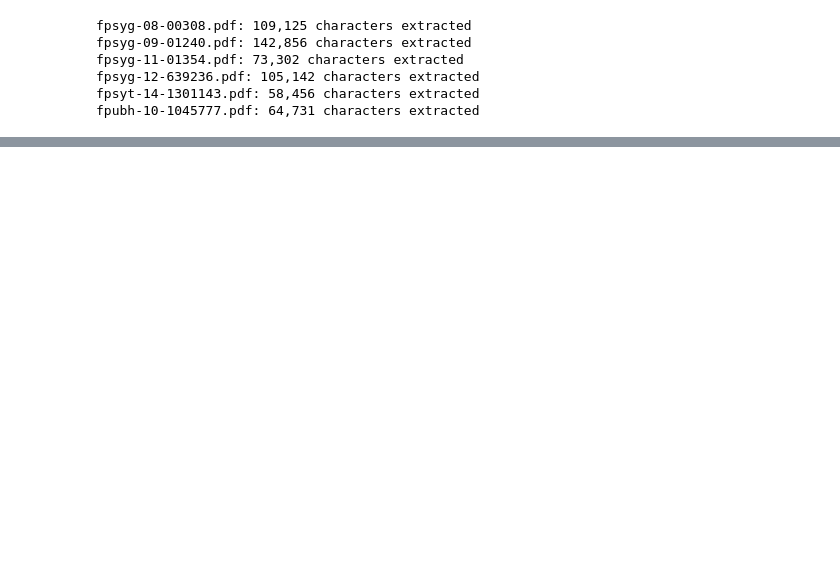
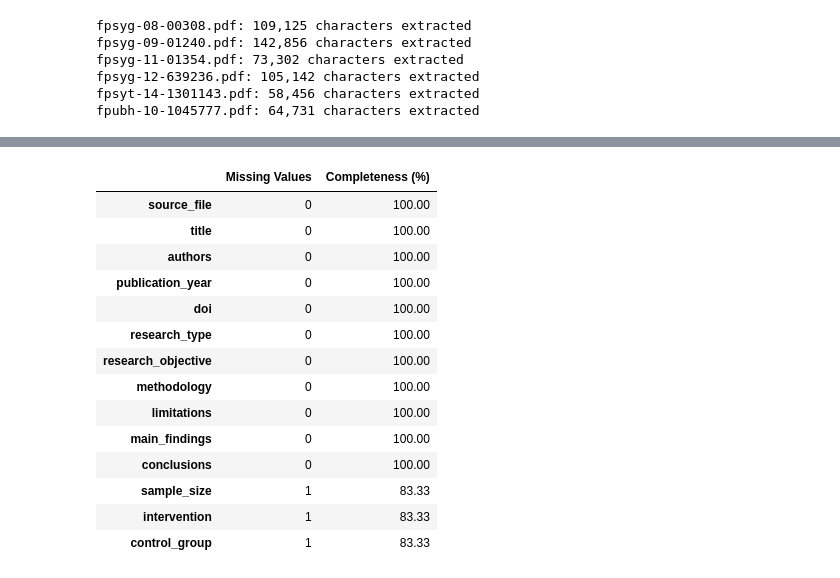
Before and after one commit to LydiaRuizMartinez/LLM-Based-Pharma-Data-Extraction, a Jupyter notebook: notebooks/Pharma_Data_Extraction.ipynb, the cells around one changed output, grey strips where cells are left out. Saved outputs shown, nothing was run; the diff lists cells and outputs as text; code cells hidden in the pictures; blank space fills up the shorter version.

```diff
--- a/notebooks/Pharma_Data_Extraction.ipynb
+++ b/notebooks/Pharma_Data_Extraction.ipynb
@@ -298,0 +587,36 @@ display(df)
+# %%
+# Calculate missing values per variable
+missing_values = df.isna().sum()
+
+# Calculate completeness percentage
+completeness = (1 - df.isna().mean()) * 100
+
+# Create quality report
+quality_report = pd.DataFrame({
+    "Missing Values": missing_values,
+    "Completeness (%)": completeness.round(2)
+})
+
+# Sort by completeness
+quality_report = quality_report.sort_values(
+    by="Completeness (%)",
+    ascending=False
+)
+
+display(quality_report)
+# %% [output]
+|  | Missing Values | Completeness (%) |
+| source_file | 0 | 100.00 |
+| title | 0 | 100.00 |
+| authors | 0 | 100.00 |
+| publication_year | 0 | 100.00 |
+| doi | 0 | 100.00 |
+| research_type | 0 | 100.00 |
+| research_objective | 0 | 100.00 |
+| methodology | 0 | 100.00 |
+| limitations | 0 | 100.00 |
+| main_findings | 0 | 100.00 |
+| conclusions | 0 | 100.00 |
+| sample_size | 1 | 83.33 |
+| intervention | 1 | 83.33 |
+| control_group | 1 | 83.33 |
```
Also changed, not shown: parts of 24 cells of this notebook, 3 other files.
